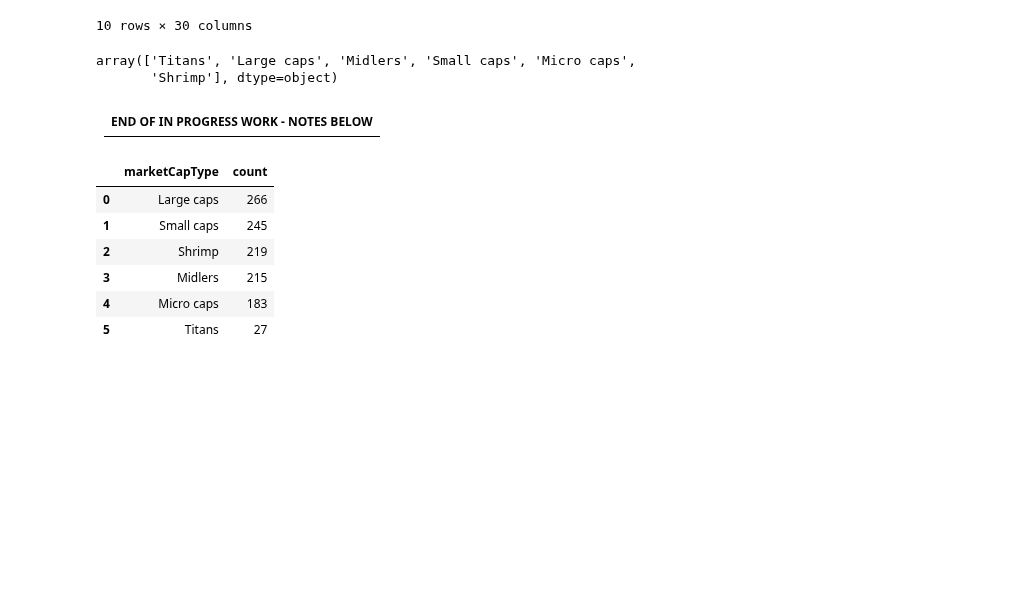
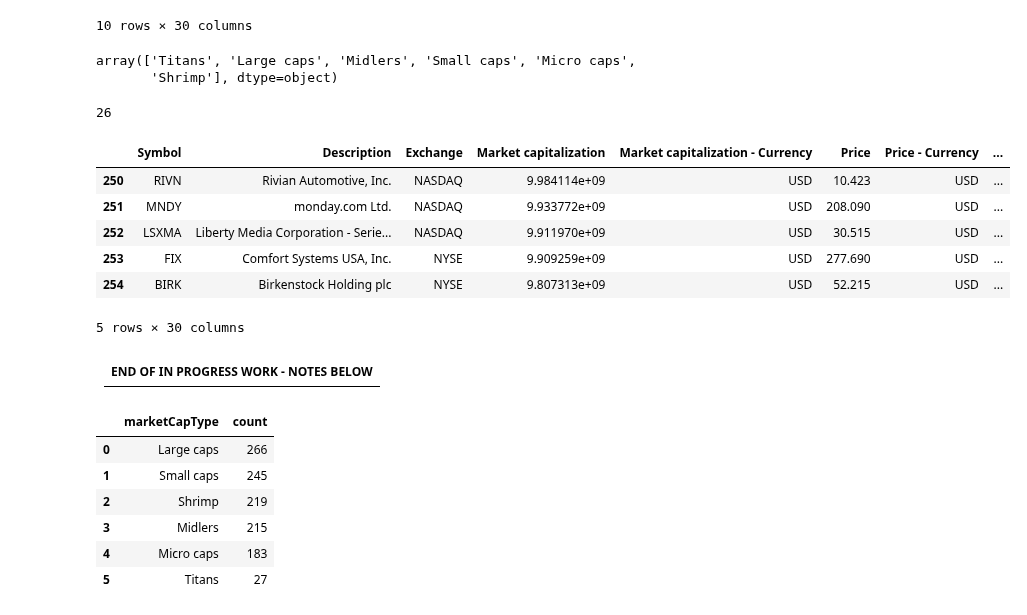
Before and after one commit to sudz4/dark-trader, a Jupyter notebook: stock_screener_TV.ipynb, the cells around one changed output. Drawn from its saved outputs; the diff is of its cells as text; code cells hidden in the pictures; blank space fills up the shorter version.

```diff
--- a/stock_screener_TV.ipynb
+++ b/stock_screener_TV.ipynb
@@ -208,17 +208,26 @@ tv_df['marketCapType'].unique()
 array(['Titans', 'Large caps', 'Midlers', 'Small caps', 'Micro caps',
        'Shrimp'], dtype=object)
 # %%
-# # market cap dataframes
-# titans_df = tv_df[tv_df['marketCapType'] == 'Titans']
-# large_caps_df = tv_df[tv_df['marketCapType'] == 'Large caps']
-# midlers_df = tv_df[tv_df['marketCapType'] == 'Midlers']
-# small_caps_df = tv_df[tv_df['marketCapType'] == 'Small caps']
-# micro_caps_df = tv_df[tv_df['marketCapType'] == 'Micro caps']
-# shrimp_df = tv_df[tv_df['marketCapType'] == 'Shrimp']
+# market cap dataframes
+titans_df = tv_df[tv_df['marketCapType'] == 'Titans']
+large_caps_df = tv_df[tv_df['marketCapType'] == 'Large caps']
+midlers_df = tv_df[tv_df['marketCapType'] == 'Midlers']
+small_caps_df = tv_df[tv_df['marketCapType'] == 'Small caps']
+micro_caps_df = tv_df[tv_df['marketCapType'] == 'Micro caps']
+shrimp_df = tv_df[tv_df['marketCapType'] == 'Shrimp']
 # %%
-# print(len(titans_df.index))
+print(len(titans_df.index))
 
-# midlers_df
+midlers_df.head(5)
+# %% [output]
+26
+|  | Symbol | Description | Exchange | Market capitalization | Market capitalization - Currency | Price | Price - Currency | ... |
+| 250 | RIVN | Rivian Automotive, Inc. | NASDAQ | 9.984114e+09 | USD | 10.423 | USD | ... |
+| 251 | MNDY | monday.com Ltd. | NASDAQ | 9.933772e+09 | USD | 208.090 | USD | ... |
+| 252 | LSXMA | Liberty Media Corporation - Serie... | NASDAQ | 9.911970e+09 | USD | 30.515 | USD | ... |
+| 253 | FIX | Comfort Systems USA, Inc. | NYSE | 9.909259e+09 | USD | 277.690 | USD | ... |
+| 254 | BIRK | Birkenstock Holding plc | NYSE | 9.807313e+09 | USD | 52.215 | USD | ... |
+5 rows × 30 columns
 # %%
 # market cap filter function (percentage)
 # %%
```
